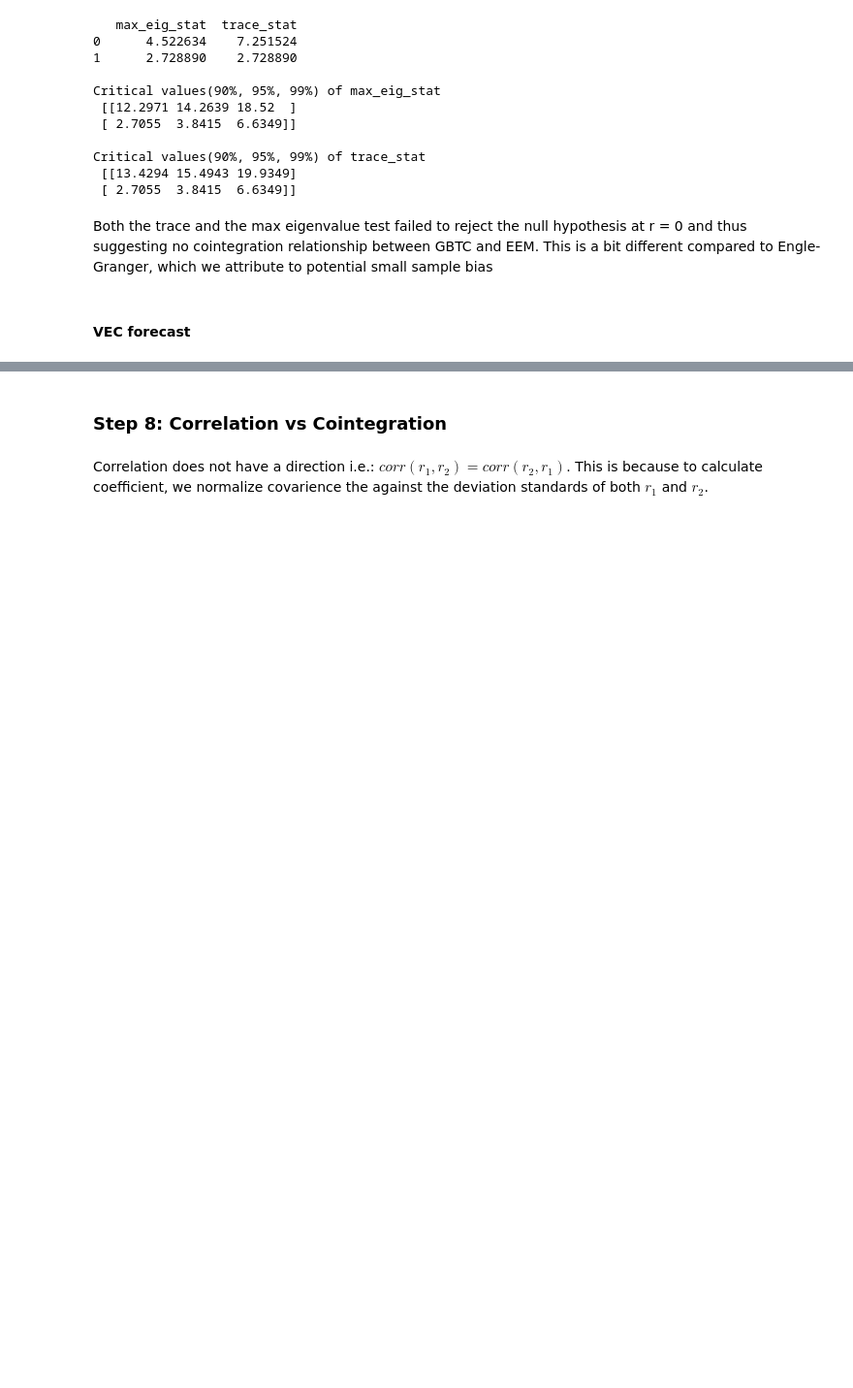
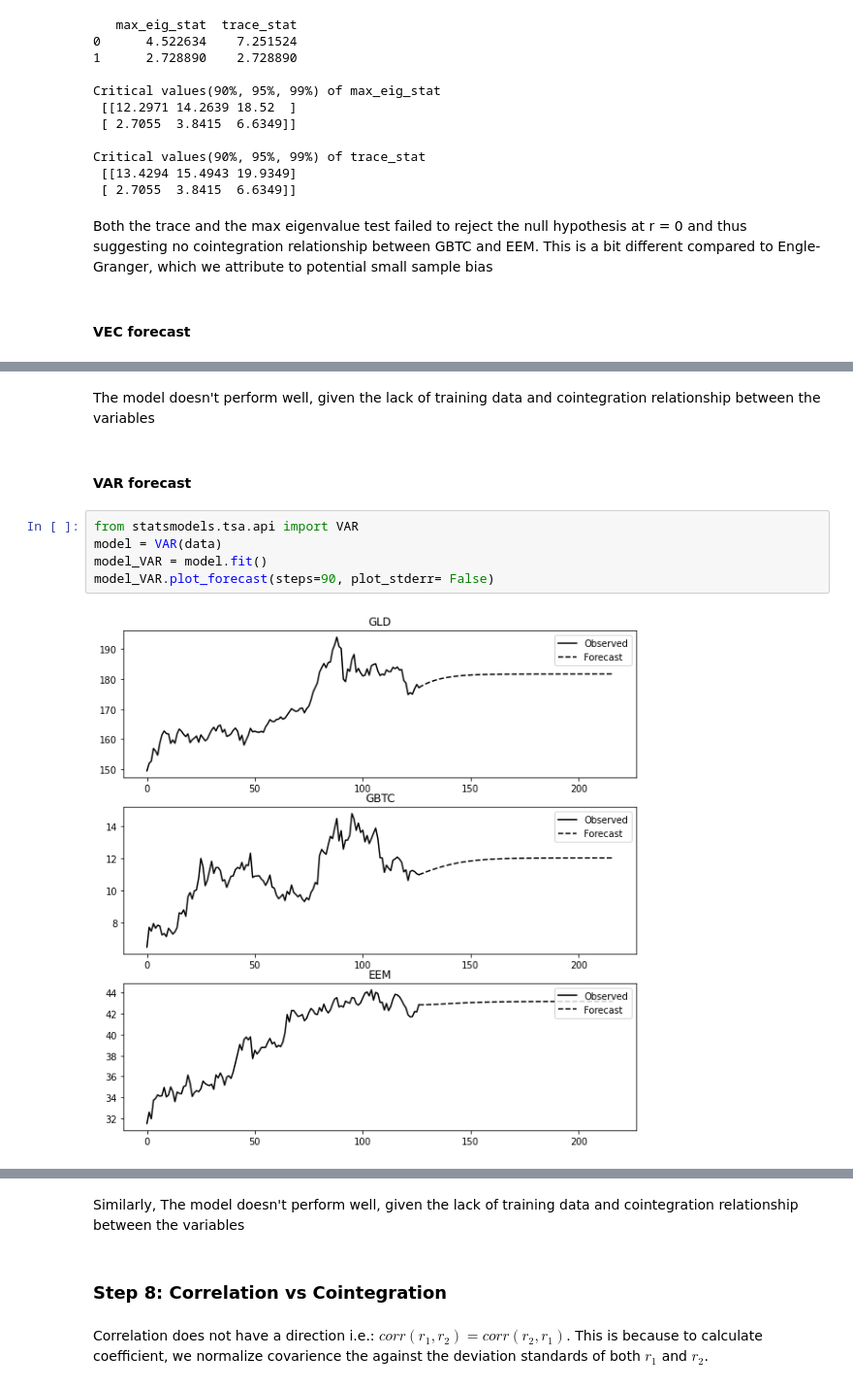
Before and after one commit to ngohienduong/WQU-Econ, a Jupyter notebook: W5.ipynb, the cells around one changed output, grey strips where cells are left out. Shown at 97% size. Cells and saved outputs as stored; diff of their text form; blank space fills up the shorter version.

```diff
--- a/W5.ipynb
+++ b/W5.ipynb
@@ -635,0 +679,11 @@ Both the trace and the max eigenvalue test failed to reject the null hypothesis
+# %% [markdown]
+The model doesn't perform well, given the lack of training data and cointegration relationship between the variables
+# %% [markdown]
+#### VAR forecast
+# %%
+from statsmodels.tsa.api import VAR
+model = VAR(data)
+model_VAR = model.fit()
+model_VAR.plot_forecast(steps=90, plot_stderr= False)
+# %% [output]
+[figure, added]
@@ -636,3 +691,5 @@ Both the trace and the max eigenvalue test failed to reject the null hypothesis
+# %% [markdown]
+Similarly, The model doesn't perform well, given the lack of training data and cointegration relationship between the variables
 # %% [markdown]
 ### Step 8: Correlation vs Cointegration
 # %% [markdown]
```
Also changed, not shown: parts of 12 cells of this notebook.
